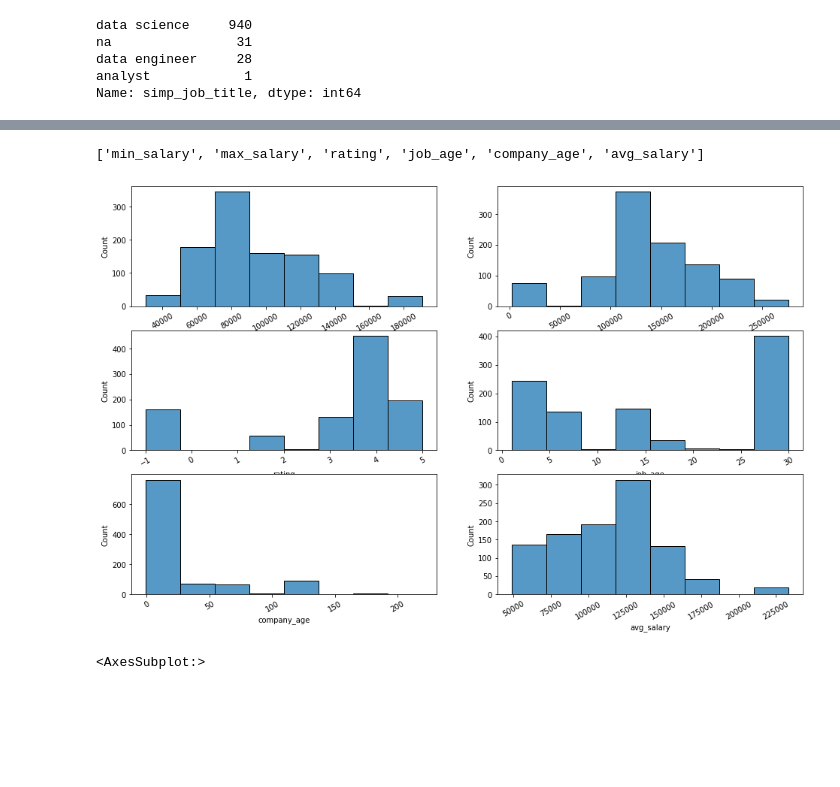
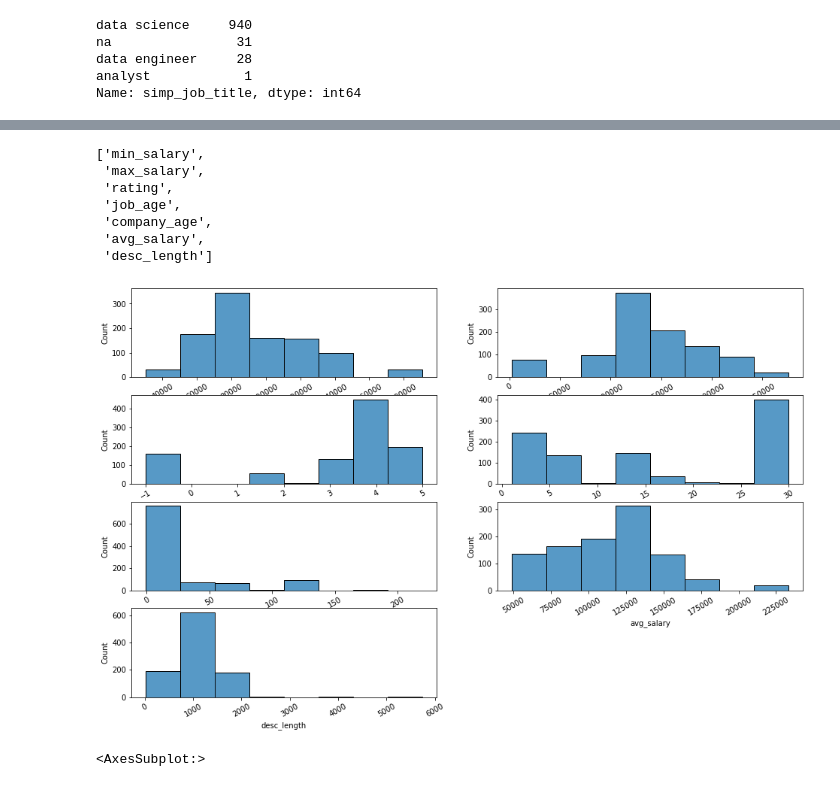
Before and after one commit to maxiberton/salary_pred_project, a Jupyter notebook: data_eda.ipynb, the cells around one changed output, grey strips where cells are left out. Drawn from its saved outputs; the diff is of its cells as text; code cells hidden in the pictures; blank space fills up the shorter version.

```diff
--- a/data_eda.ipynb
+++ b/data_eda.ipynb
@@ -62,6 +70,8 @@ na                31
 data engineer     28
 analyst            1
 Name: simp_job_title, dtype: int64
+# %%
+df['desc_length'] = df.job_description.apply(lambda x: len(x))
 # %%
 df.describe()
 # %% [output]
@@ -81,15 +91,21 @@ for i in ['aws', 'python', 'spark', 'excel']:
 # %%
 num_cols
 # %% [output]
-['min_salary', 'max_salary', 'rating', 'job_age', 'company_age', 'avg_salary']
+['min_salary',
+ 'max_salary',
+ 'rating',
+ 'job_age',
+ 'company_age',
+ 'avg_salary',
+ 'desc_length']
 # %%
 plt.figure(figsize=(16, 10))
 for pos, col in enumerate(num_cols):
-    plt.subplot(3, 2, pos+1)
+    plt.subplot(4, 2, pos+1)
     sns.histplot(df[col], bins=8)
     plt.xticks(rotation=30)
 # %% [output]
-[figure, old version]
+[figure, new version]
 # %%
 df.boxplot(column=['min_salary', 'max_salary', 'avg_salary'])
 # %% [output]
```
Also changed, not shown: parts of 7 cells of this notebook, 1 other file.
